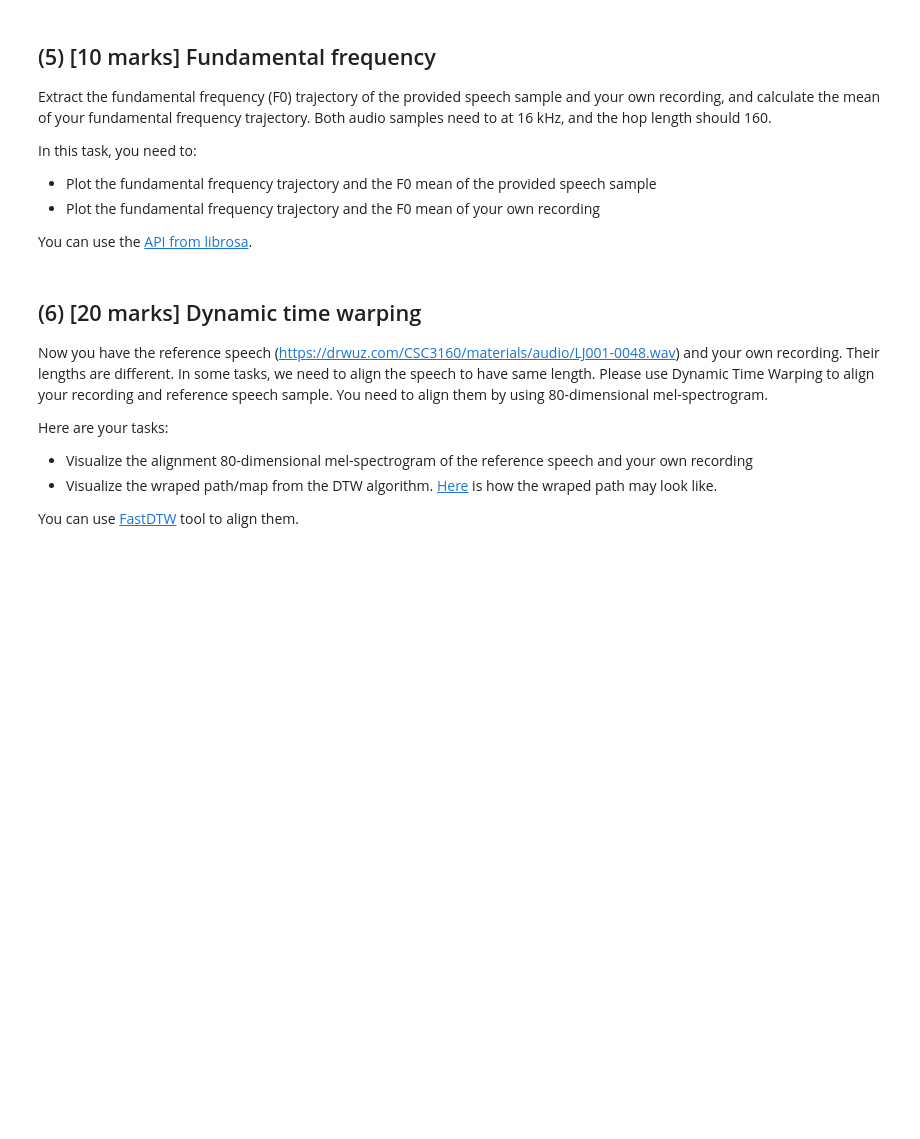
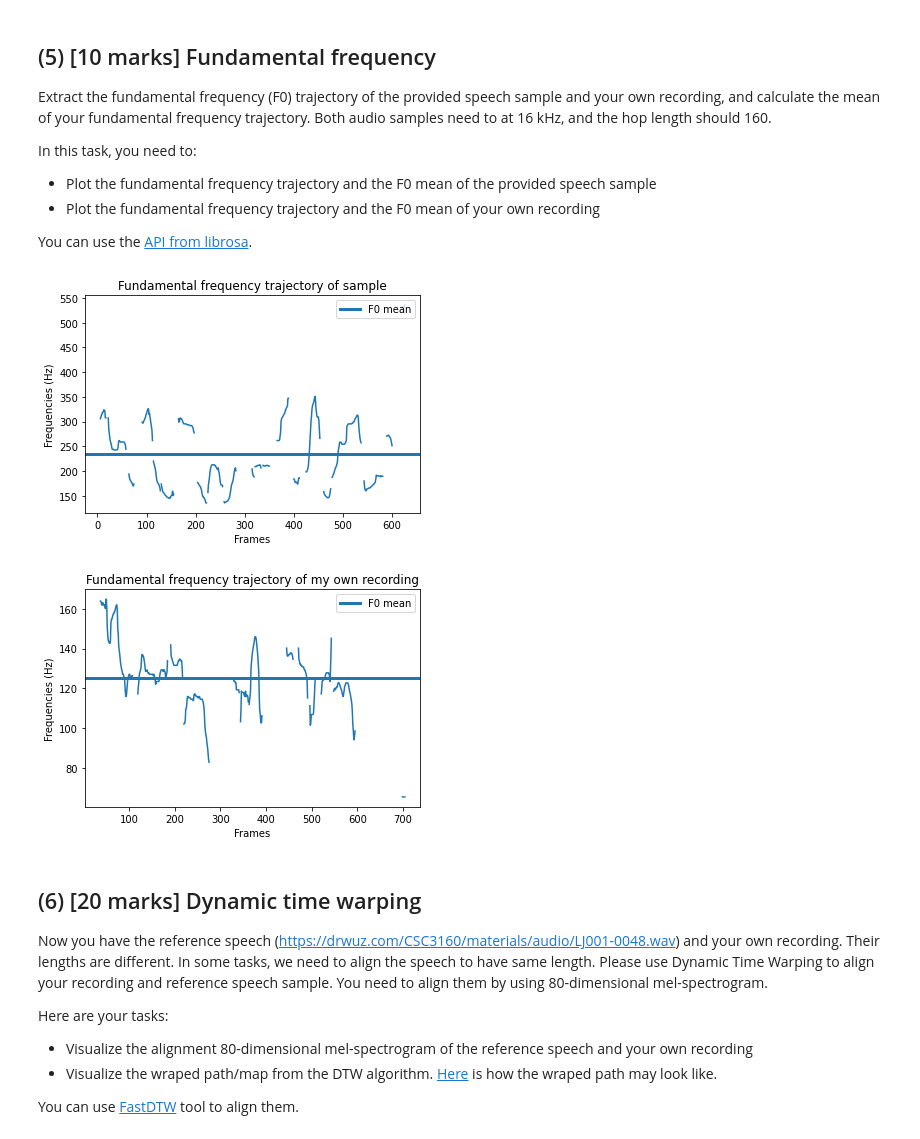
Before and after one commit to SakanaTakina/CSC3160, a Jupyter notebook: assignment_1.ipynb, the cells around one changed output. Drawn from its saved outputs; the diff is of its cells as text; code cells hidden in the pictures; blank space fills up the shorter version.

```diff
--- a/assignment_1.ipynb
+++ b/assignment_1.ipynb
@@ -230,3 +401,43 @@ You can use the [API from librosa](https://librosa.org/doc/main/generated/libros
+# %%
+import librosa
+import matplotlib.pyplot as plt
+import numpy as np
+import librosa.display
+
+# Plot the fundamental frequency trajectory and the F0 mean of the provided speech sample
+y, sr = librosa.load("LJ001-0048.wav", sr=16000)
+f0_sample, voiced_flag, voiced_probs = librosa.pyin(y, fmin=librosa.note_to_hz('C2'), fmax=librosa.note_to_hz('C7'), sr=16000, hop_length=160)
+
+# Calculate F0 mean
+f0_sample_mean = np.nanmean(f0_sample)
+
+plt.figure()
+plt.xlabel('Frames')
+plt.ylabel('Frequencies (Hz)')
+plt.title('Fundamental frequency trajectory of sample')
+plt.plot(f0_sample)
+plt.axhline(f0_sample_mean, label='F0 mean', linewidth=3)
+plt.legend(loc='upper right')
+plt.show()
+
+# Plot the fundamental frequency trajectory and the F0 mean of my own recording
+y, sr = librosa.load("own.wav", sr=16000)
+f0_own, voiced_flag, voiced_probs = librosa.pyin(y, fmin=librosa.note_to_hz('C2'), fmax=librosa.note_to_hz('C7'), sr=16000, hop_length=160)
+
+# Calculate F0 mean
+f0_own_mean = np.nanmean(f0_own)
+
+plt.figure()
+plt.xlabel('Frames')
+plt.ylabel('Frequencies (Hz)')
+plt.title('Fundamental frequency trajectory of my own recording')
+plt.plot(f0_own)
+plt.axhline(f0_own_mean, label='F0 mean', linewidth=3)
+plt.legend(loc='upper right')
+plt.show()
+# %% [output]
+[figure, added]
+[figure, added]
 # %% [markdown]
 ## (6) [20 marks] Dynamic time warping
 
```
Also changed, not shown: parts of 16 cells of this notebook.
